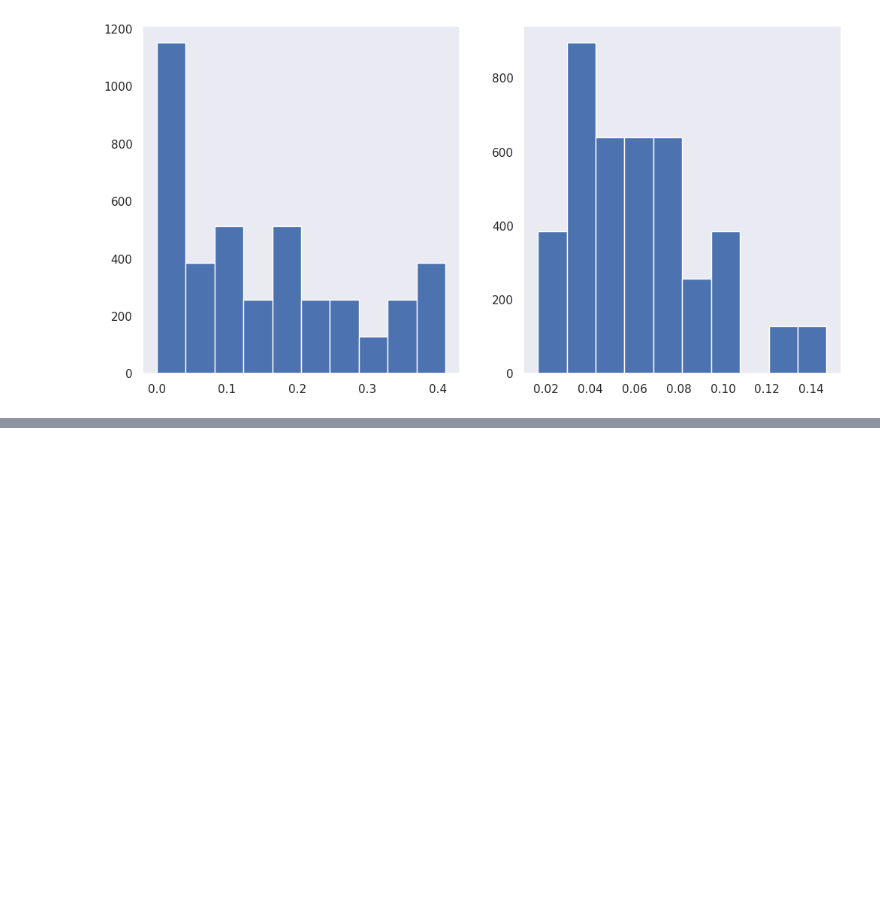
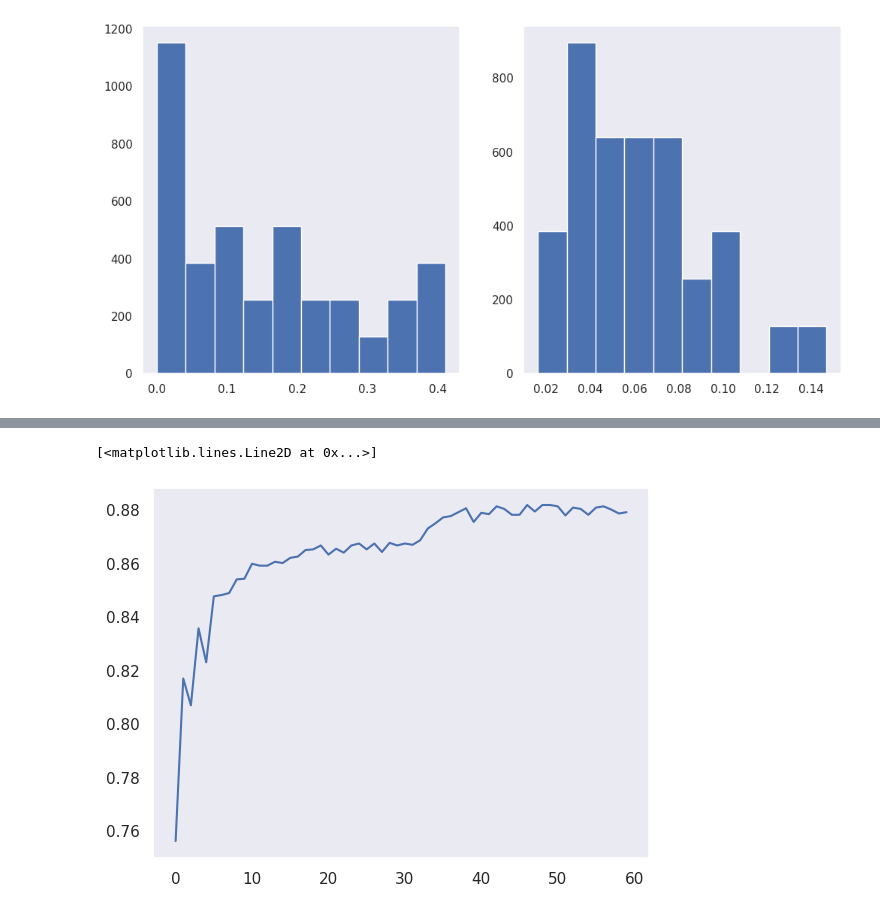
Before and after one commit to vnlinh112/IConNet, a Jupyter notebook: notebooks/physio16k_fold4_m13.ipynb, the cells around one changed output, grey strips where cells are left out. Cells and saved outputs as stored; diff of their text form; code cells hidden in the pictures; blank space fills up the shorter version.

```diff
--- a/notebooks/physio16k_fold4_m13.ipynb
+++ b/notebooks/physio16k_fold4_m13.ipynb
@@ -475,0 +481,5 @@ Mem before-during-after: 33834496 4376692736 33834496
+# %%
+plt.plot(test_accuracy)
+# %% [output]
+[<matplotlib.lines.Line2D at 0x...>]
+[figure, added]
```
Also changed, not shown: parts of 23 cells of this notebook, 6 other files.
